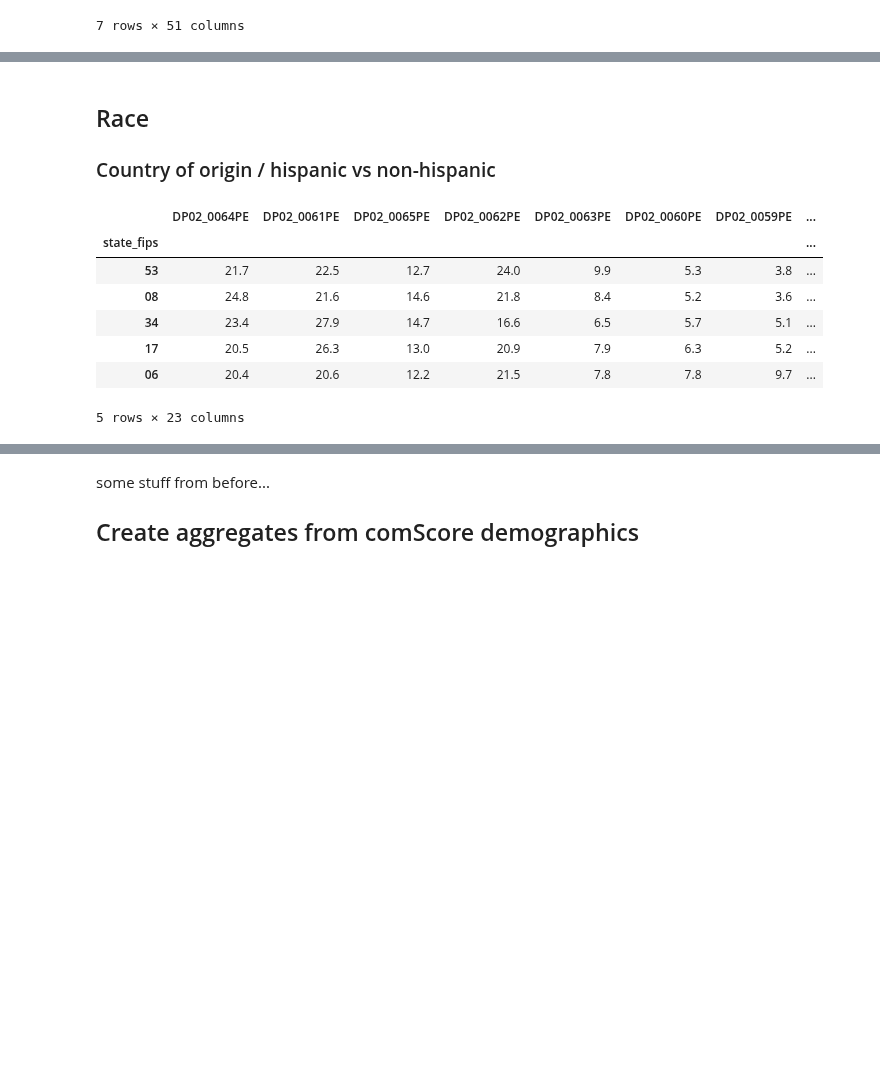
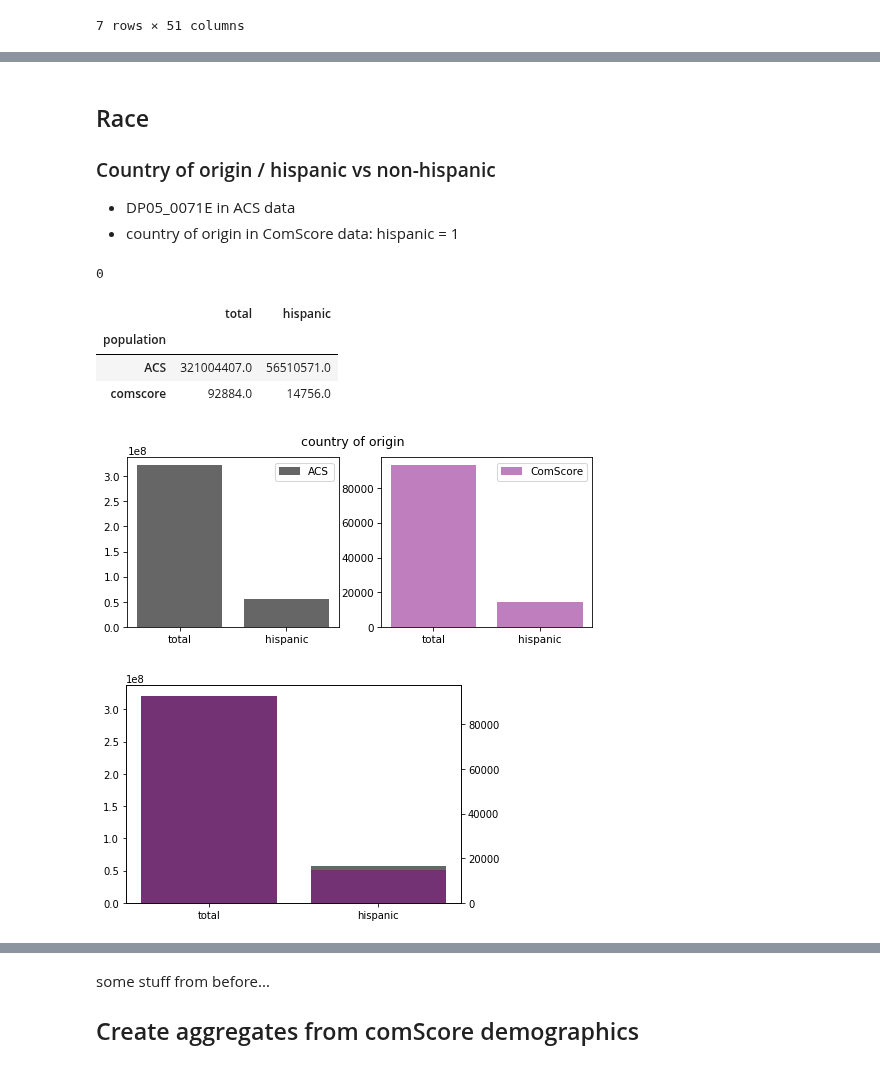
Before and after one commit to aberke/floc-analysis, a Jupyter notebook: notebooks/demographics_explore.ipynb, the cells around one changed output, grey strips where cells are left out. Cells and saved outputs as stored; diff of their text form; code cells hidden in the pictures; blank space fills up the shorter version.

Commit message:
observe race demographics and compare to ACS data
- race is pretty representative

```diff
--- a/notebooks/demographics_explore.ipynb
+++ b/notebooks/demographics_explore.ipynb
@@ -557,14 +584,45 @@ household income for ComScore data
 ## Race
 
 ### Country of origin / hispanic vs non-hispanic
+
+- DP05_0071E in ACS data
+- country of origin in ComScore data: hispanic = 1
-# %%
-state_census_df.head()
-# %% [output]
-|  | DP02_0064PE | DP02_0061PE | DP02_0065PE | DP02_0062PE | DP02_0063PE | DP02_0060PE | DP02_0059PE | ... |
-| state_fips |  |  |  |  |  |  |  | ... |
-| 53 | 21.7 | 22.5 | 12.7 | 24.0 | 9.9 | 5.3 | 3.8 | ... |
-| 08 | 24.8 | 21.6 | 14.6 | 21.8 | 8.4 | 5.2 | 3.6 | ... |
-| 34 | 23.4 | 27.9 | 14.7 | 16.6 | 6.5 | 5.7 | 5.1 | ... |
-| 17 | 20.5 | 26.3 | 13.0 | 20.9 | 7.9 | 6.3 | 5.2 | ... |
-| 06 | 20.4 | 20.6 | 12.2 | 21.5 | 7.8 | 7.8 | 9.7 | ... |
-5 rows × 23 columns
+# %%
+# How many machines have no country of origin? None!
+(len(demo_df[['country_of_origin', 'state', 'state_fips']]) \
+ - len(demo_df[['country_of_origin', 'state', 'state_fips']].dropna())
+)
+# %% [output]
+0
+# %%
+us_hispanic_df = pd.DataFrame({
+    'population': ['ACS', 'comscore'],
+    'total': [us_census_df['population estimate'][0], demo_df.country_of_origin.value_counts().sum()],
+    'hispanic': [us_census_df['DP05_0071E'][0], demo_df.country_of_origin.value_counts()[1]],
+}).set_index('population')
+us_hispanic_df
+# %% [output]
+|  | total | hispanic |
+| population |  |  |
+| ACS | 321004407.0 | 56510571.0 |
+| comscore | 92884.0 | 14756.0 |
+# %%
+fig,(ax_acs,ax_comscore) = plt.subplots(1,2,figsize=(8,3), dpi=75)
+ax_acs.bar(us_hispanic_df.loc['ACS'].index, us_hispanic_df.loc['ACS'],
+       color=c_acs, alpha=0.6, label='ACS')
+ax_acs.legend()
+fig.suptitle('country of origin')
+ax_comscore.bar(us_hispanic_df.loc['comscore'].index,us_hispanic_df.loc['comscore'],
+        alpha=0.5, color=c_comscore, label='ComScore')
+_ = ax_comscore.legend()
+
+fig,ax = plt.subplots(1,1)
+ax.bar(us_hispanic_df.loc['ACS'].index, us_hispanic_df.loc['ACS'],
+       color=c_acs, alpha=0.6, label='ACS')
+ax2 = ax.twinx()
+ax2.bar(us_hispanic_df.loc['comscore'].index,us_hispanic_df.loc['comscore'],
+        alpha=0.5, color=c_comscore, label='ComScore')
+plt.show()
+# %% [output]
+[figure, added]
+[figure, added]
```
Also changed, not shown: parts of 14 cells of this notebook.
